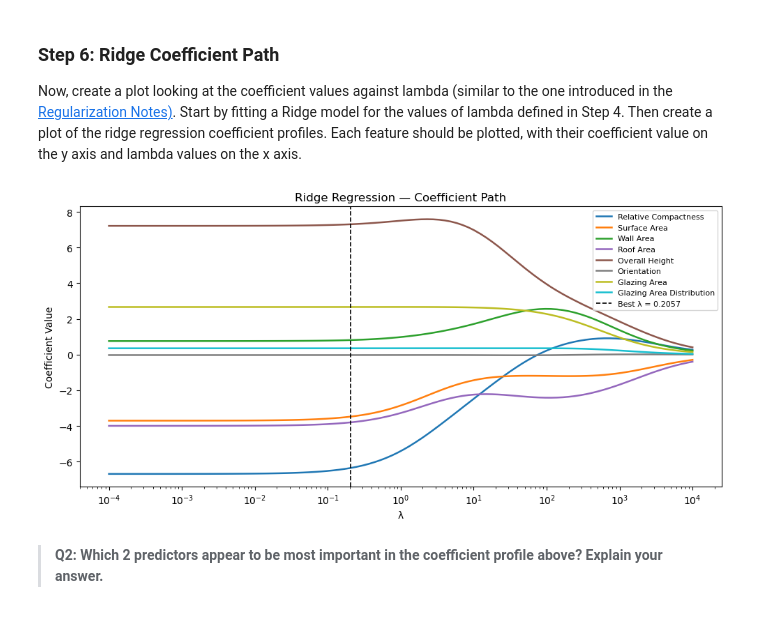
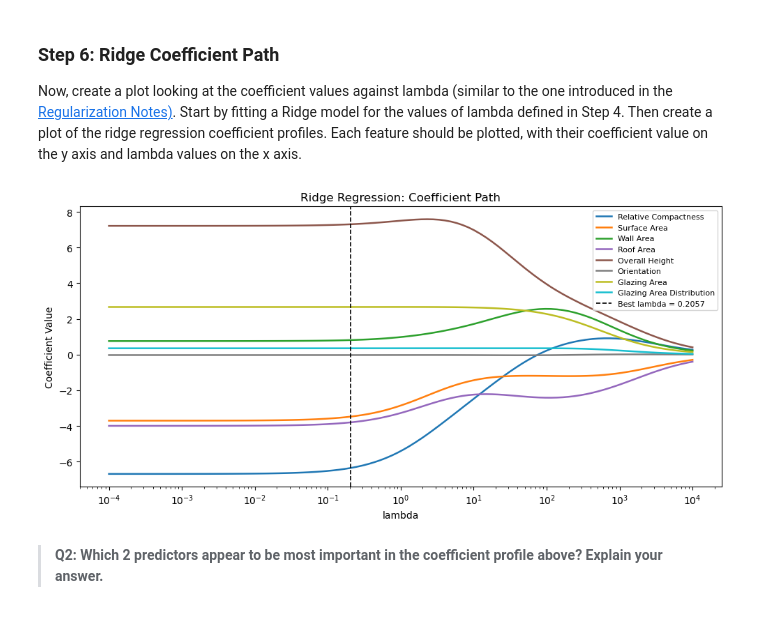
Before and after one commit to aakriti-poudel-chhetri/assignment-3, a Jupyter notebook: task1/hw3-task1.ipynb, the cells around one changed output. Saved outputs shown, nothing was run; the diff lists cells and outputs as text; code cells hidden in the pictures.

```diff
--- a/task1/hw3-task1.ipynb
+++ b/task1/hw3-task1.ipynb
@@ -240,31 +240,31 @@ q4 results: All test cases passed!
 
 Now, create a plot looking at the coefficient values against lambda (similar to the one introduced in the [Regularization Notes)](https://meds-eds-232.github.io/EDS-232-course-website/notes/6_linear_model_selection_and_regularization/6_linear_model_selection_and_regularization-NOTES.html). Start by fitting a Ridge model for the values of lambda defined in Step 4. Then create a plot of the ridge regression coefficient profiles. Each feature should be plotted, with their coefficient value on the y axis and lambda values on the x axis.
 # %%
-# Fit a Ridge model for every lambda in the search grid to trace coefficient paths
+# Fit Ridge at every lambda to track how coefficients shrink as penalty grows
 coef_paths = np.array([
-    Ridge(alpha=lam).fit(X_train_scaled, y_train).coef_ # row of coef_paths corresponds to one lambda; columns correspond to features
+    Ridge(alpha=lam).fit(X_train_scaled, y_train).coef_
     for lam in lambdas
 ])
 
-# Colour palette, one colour per feature for readability
+# One color per feature
 colors = plt.cm.tab10(np.linspace(0, 1, len(feature_names)))
 
 plt.figure(figsize=(10, 5))
 for j, (name, color) in enumerate(zip(feature_names, colors)):
     plt.plot(lambdas, coef_paths[:, j], label=name, color=color, linewidth=1.8)
 
-# Mark lambda selected by cross-validation
+# Mark the CV selected lambda
 plt.axvline(ridge_cv.alpha_, color='black', linestyle='--', linewidth=1.2,
-            label=f'Best λ = {ridge_cv.alpha_:.4f}')
+            label=f'Best lambda = {ridge_cv.alpha_:.4f}')
 plt.xscale('log')
-plt.xlabel('λ')
+plt.xlabel('lambda')
 plt.ylabel('Coefficient Value')
-plt.title('Ridge Regression — Coefficient Path')
+plt.title('Ridge Regression: Coefficient Path')
 plt.legend(loc='upper right', fontsize=8)
 plt.tight_layout()
 plt.show()
 # %% [output]
-[figure, old version]
+[figure, new version]
 # %% [markdown]
 > **Q2: Which 2 predictors appear to be most important in the coefficient profile above? Explain your answer.**
 # %% [markdown]
```
Also changed, not shown: parts of 4 cells of this notebook.
